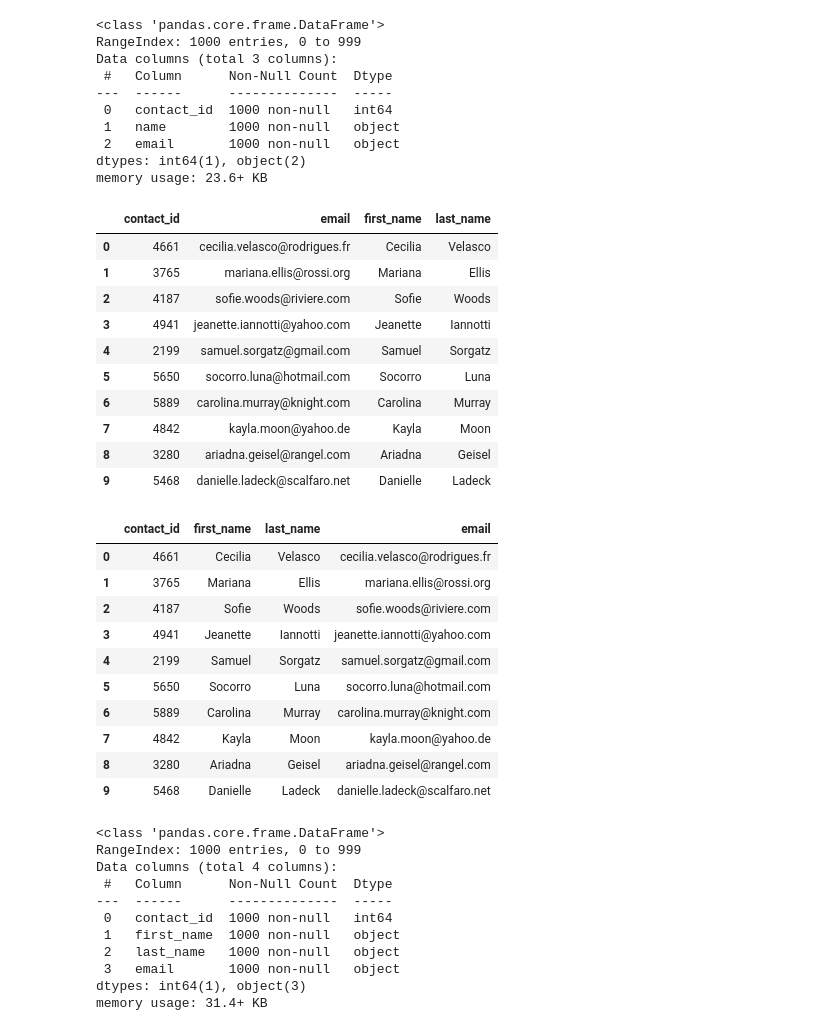
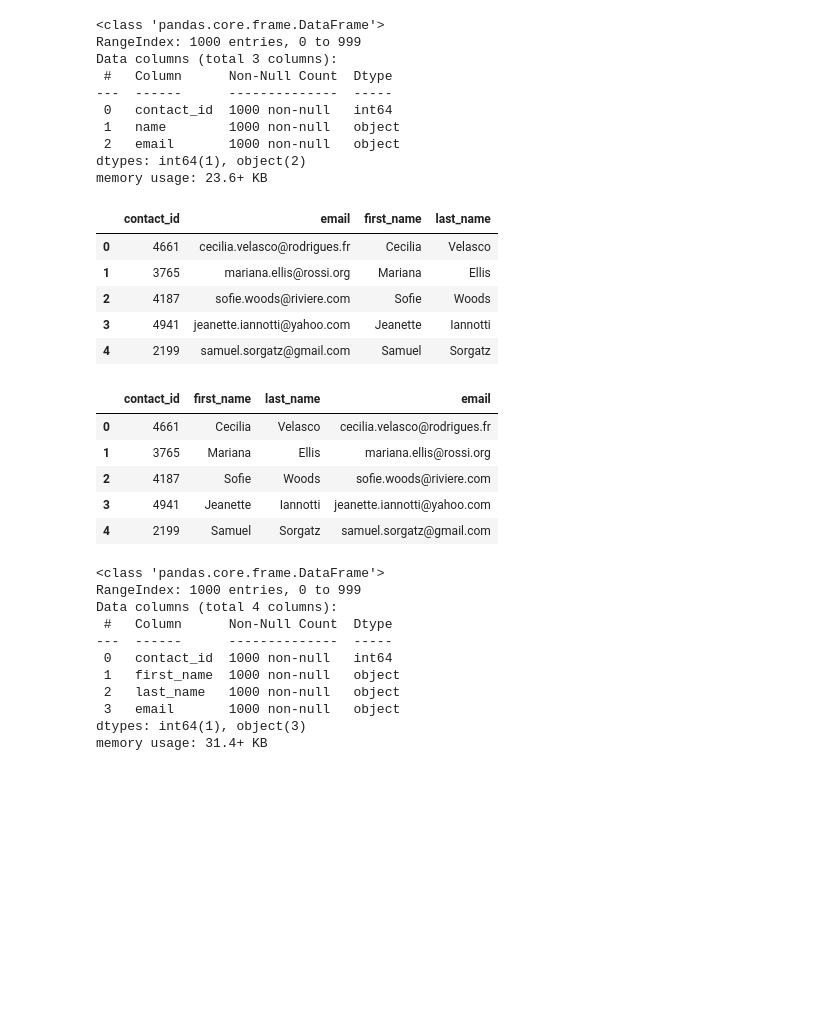
Before and after one commit to josephmdevito/Crowdfunding_ETL, a Jupyter notebook: Starter_Files/ETL_Mini_Project_MDelehant_JDeVito.ipynb.ipynb, the cells around one changed output. Saved outputs shown, nothing was run; the diff lists cells and outputs as text; code cells hidden in the pictures; blank space fills up the shorter version.

```diff
--- a/Starter_Files/ETL_Mini_Project_MDelehant_JDeVito.ipynb.ipynb
+++ b/Starter_Files/ETL_Mini_Project_MDelehant_JDeVito.ipynb.ipynb
@@ -270,6 +270,7 @@ campaign_clean.to_csv("Resources/campaign.csv", index=False)
 ### Extract the contacts.xlsx Data.
 # %%
 # Read the data into a Pandas DataFrame. Use the `header=2` parameter when reading in the data.
-contact_info_df = pd.read_excel('Resources/contacts.xlsx', header=2)
+# Not sure why but the following cell would not run with the 'header=2'... When I changed this to 'header=3', the code ran
+contact_info_df = pd.read_excel('Resources/contacts.xlsx', header=3)
 contact_info_df.head()
 # %% [output]
@@ -295,14 +296,14 @@ Then export the DataFrame as a `contacts.csv` CSV file.
 # Iterate through the contact_info_df and convert each row to a dictionary.
 import json
 
-dict_values = []
+dictionary_values = []
 for i, row in contact_info_df.iterrows():
     data = row[0]
     convert_data = json.loads(data)
     row_values = [v for k, v in convert_data.items()]
-    dict_values.append(row_values)
+    dictionary_values.append(row_values)
 
 
 # Print out the list of values for each row.
-print(dict_values)
+print(dictionary_values)
 # %% [output]
@@ -310,6 +311,8 @@ JSONDecodeError: Expecting value: line 1 column 1 (char 0)
 # %%
-# Create a contact_info DataFrame and add each list of values, i.e., each row
-# to the 'contact_id', 'name', 'email' columns.
+# Create a contact_info DataFrame and add each list of values, i.e., each row to the 'contact_id', 'name', 'email' columns.
+columns = ['contact_id', 'name', 'email']
+contact_df = pd.DataFrame(dictionary_values, columns=columns)
+contact_df.head(5)
 # %% [output]
 |  | contact_id | name | email |
 | 0 | 4661 | Cecilia Velasco | cecilia.velasco@rodrigues.fr |
@@ -332,23 +336,22 @@ dtypes: int64(1), object(2)
 memory usage: 23.6+ KB
 # %%
 # Create a "first"name" and "last_name" column with the first and last names from the "name" column.
-
+contact_df[['first_name' , 'last_name']]=contact_df['name'].str.split(' ' , expand=True)
 
 # Drop the contact_name column
+contact_df.drop(columns=['name'], inplace=True)
+contact_df.head()
 # %% [output]
 |  | contact_id | email | first_name | last_name |
 | 0 | 4661 | cecilia.velasco@rodrigues.fr | Cecilia | Velasco |
 | 1 | 3765 | mariana.ellis@rossi.org | Mariana | Ellis |
 | 2 | 4187 | sofie.woods@riviere.com | Sofie | Woods |
 | 3 | 4941 | jeanette.iannotti@yahoo.com | Jeanette | Iannotti |
 | 4 | 2199 | samuel.sorgatz@gmail.com | Samuel | Sorgatz |
-| 5 | 5650 | socorro.luna@hotmail.com | Socorro | Luna |
-| 6 | 5889 | carolina.murray@knight.com | Carolina | Murray |
-| 7 | 4842 | kayla.moon@yahoo.de | Kayla | Moon |
-| 8 | 3280 | ariadna.geisel@rangel.com | Ariadna | Geisel |
-| 9 | 5468 | danielle.ladeck@scalfaro.net | Danielle | Ladeck |
 # %%
 # Reorder the columns
+contact_df_cleaned = contact_df[['contact_id', 'first_name', 'last_name', 'email']]
+contact_df_cleaned.head()
 # %% [output]
 |  | contact_id | first_name | last_name | email |
 | 0 | 4661 | Cecilia | Velasco | cecilia.velasco@rodrigues.fr |
@@ -356,10 +359,5 @@ memory usage: 23.6+ KB
 | 2 | 4187 | Sofie | Woods | sofie.woods@riviere.com |
 | 3 | 4941 | Jeanette | Iannotti | jeanette.iannotti@yahoo.com |
 | 4 | 2199 | Samuel | Sorgatz | samuel.sorgatz@gmail.com |
-| 5 | 5650 | Socorro | Luna | socorro.luna@hotmail.com |
-| 6 | 5889 | Carolina | Murray | carolina.murray@knight.com |
-| 7 | 4842 | Kayla | Moon | kayla.moon@yahoo.de |
-| 8 | 3280 | Ariadna | Geisel | ariadna.geisel@rangel.com |
-| 9 | 5468 | Danielle | Ladeck | danielle.ladeck@scalfaro.net |
 # %%
 # Check the datatypes one more time before exporting as CSV file.
```
Also changed, not shown: parts of 7 cells of this notebook, 1 other file.
